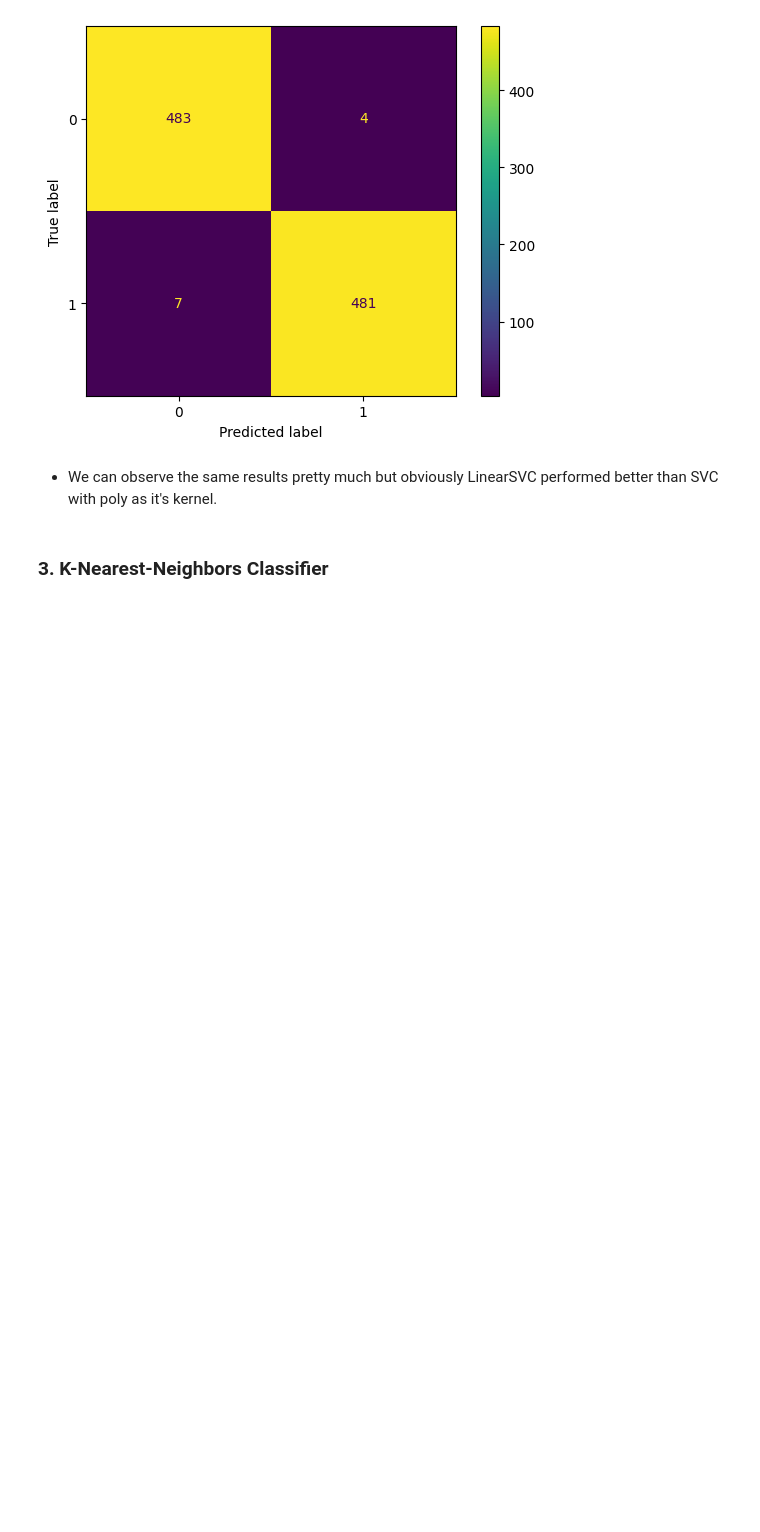
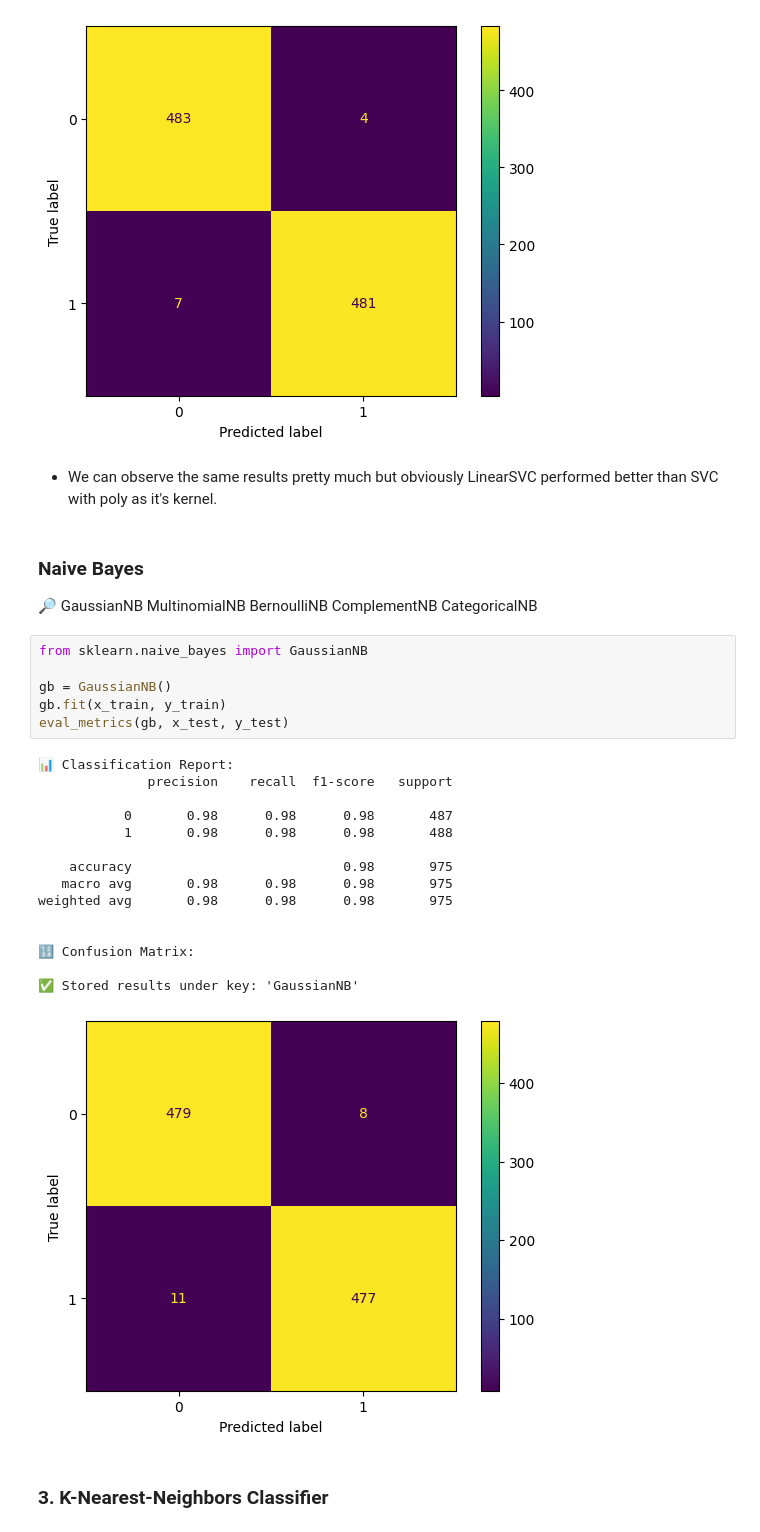
Before and after one commit to rizz045/Predicting-Personality-Traits-Using-Social-Behavior-Patterns, a Jupyter notebook: Personality_Prediction_Using_ML.ipynb, the cells around one changed output. Saved outputs shown, nothing was run; the diff lists cells and outputs as text; blank space fills up the shorter version.

```diff
--- a/Personality_Prediction_Using_ML.ipynb
+++ b/Personality_Prediction_Using_ML.ipynb
@@ -466,6 +466,37 @@ weighted avg       0.99      0.99      0.99       975
 [figure]
 # %% [markdown]
 * We can observe the same results pretty much but obviously LinearSVC performed better than SVC with poly as it's kernel.
+# %% [markdown]
+### Naive Bayes
+
+🔎
+GaussianNB
+MultinomialNB
+BernoulliNB
+ComplementNB
+CategoricalNB
+# %%
+from sklearn.naive_bayes import GaussianNB
+
+gb = GaussianNB()
+gb.fit(x_train, y_train)
+eval_metrics(gb, x_test, y_test)
+# %% [output]
+📊 Classification Report:
+              precision    recall  f1-score   support
+
+           0       0.98      0.98      0.98       487
+           1       0.98      0.98      0.98       488
+
+    accuracy                           0.98       975
+   macro avg       0.98      0.98      0.98       975
+weighted avg       0.98      0.98      0.98       975
+
+
+🔢 Confusion Matrix:
+
+✅ Stored results under key: 'GaussianNB'
+[figure, added]
 # %% [markdown]
 ### 3. K-Nearest-Neighbors Classifier
 # %%
```
